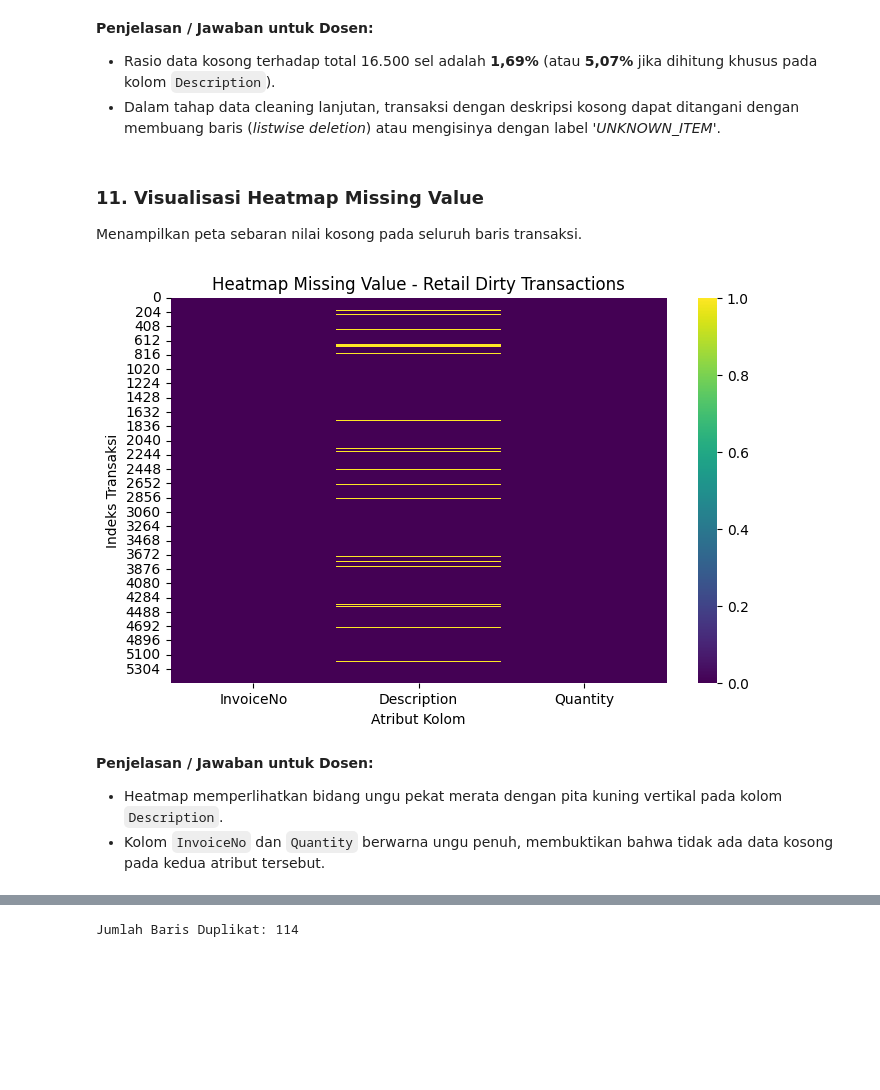
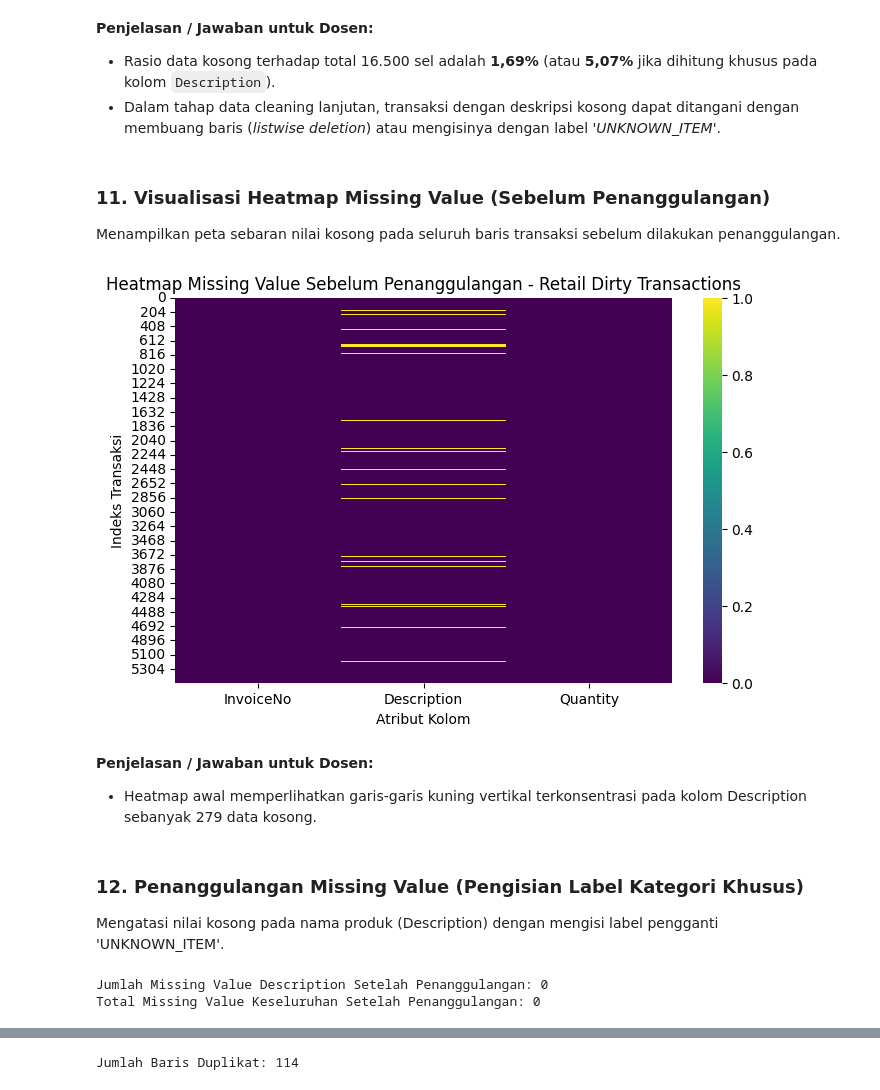
Before and after one commit to Firdaus1802/data-preprocessing, a Jupyter notebook: 03_Retail_Dirty_Transactions/retail_dirty_preprocessing.ipynb, the cells around one changed output, grey strips where cells are left out. Cells and saved outputs as stored; diff of their text form; code cells hidden in the pictures; blank space fills up the shorter version.

Commit message:
feat: tambahkan langkah penanggulangan missing value dan visualisasi heatmap pasca penanggulangan (23 langkah terstandarisasi)

```diff
--- a/03_Retail_Dirty_Transactions/retail_dirty_preprocessing.ipynb
+++ b/03_Retail_Dirty_Transactions/retail_dirty_preprocessing.ipynb
@@ -143,18 +143,28 @@ Persentase Missing Value: 1.69%
 * Rasio data kosong terhadap total 16.500 sel adalah **1,69%** (atau **5,07%** jika dihitung khusus pada kolom `Description`).
 * Dalam tahap data cleaning lanjutan, transaksi dengan deskripsi kosong dapat ditangani dengan membuang baris (*listwise deletion*) atau mengisinya dengan label *'UNKNOWN_ITEM'*.
 # %% [markdown]
-### 11. Visualisasi Heatmap Missing Value
-Menampilkan peta sebaran nilai kosong pada seluruh baris transaksi.
+### 11. Visualisasi Heatmap Missing Value (Sebelum Penanggulangan)
+Menampilkan peta sebaran nilai kosong pada seluruh baris transaksi sebelum dilakukan penanggulangan.
 # %%
 plt.figure(figsize=(8, 5))
 sns.heatmap(df.isnull(), cbar=True, cmap='viridis')
-plt.title('Heatmap Missing Value - Retail Dirty Transactions')
+plt.title('Heatmap Missing Value Sebelum Penanggulangan - Retail Dirty Transactions')
 plt.xlabel('Atribut Kolom')
 plt.ylabel('Indeks Transaksi')
 plt.show()
 # %% [output]
-[figure, old version]
+[figure, new version]
 # %% [markdown]
 **Penjelasan / Jawaban untuk Dosen:**
-* Heatmap memperlihatkan bidang ungu pekat merata dengan pita kuning vertikal pada kolom `Description`.
-* Kolom `InvoiceNo` dan `Quantity` berwarna ungu penuh, membuktikan bahwa tidak ada data kosong pada kedua atribut tersebut.
+* Heatmap awal memperlihatkan garis-garis kuning vertikal terkonsentrasi pada kolom Description sebanyak 279 data kosong.
+# %% [markdown]
+### 12. Penanggulangan Missing Value (Pengisian Label Kategori Khusus)
+Mengatasi nilai kosong pada nama produk (Description) dengan mengisi label pengganti 'UNKNOWN_ITEM'.
+# %%
+df['Description'] = df['Description'].fillna('UNKNOWN_ITEM')
+
+print("Jumlah Missing Value Description Setelah Penanggulangan:", df['Description'].isnull().sum())
+print("Total Missing Value Keseluruhan Setelah Penanggulangan:", df.isnull().sum().sum())
+# %% [output]
+Jumlah Missing Value Description Setelah Penanggulangan: 0
+Total Missing Value Keseluruhan Setelah Penanggulangan: 0
```
Also changed, not shown: parts of 24 cells of this notebook, 4 other files.
